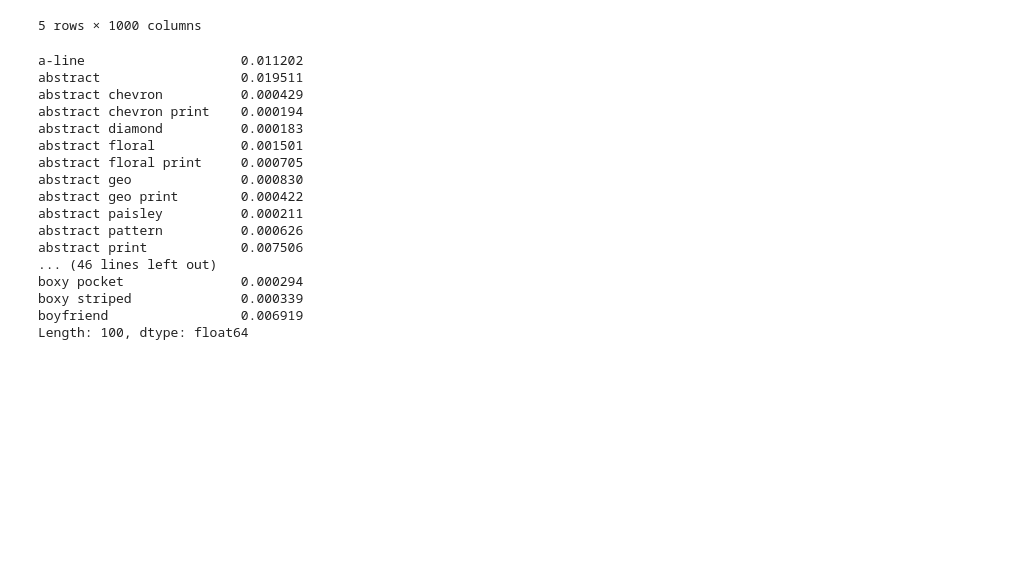
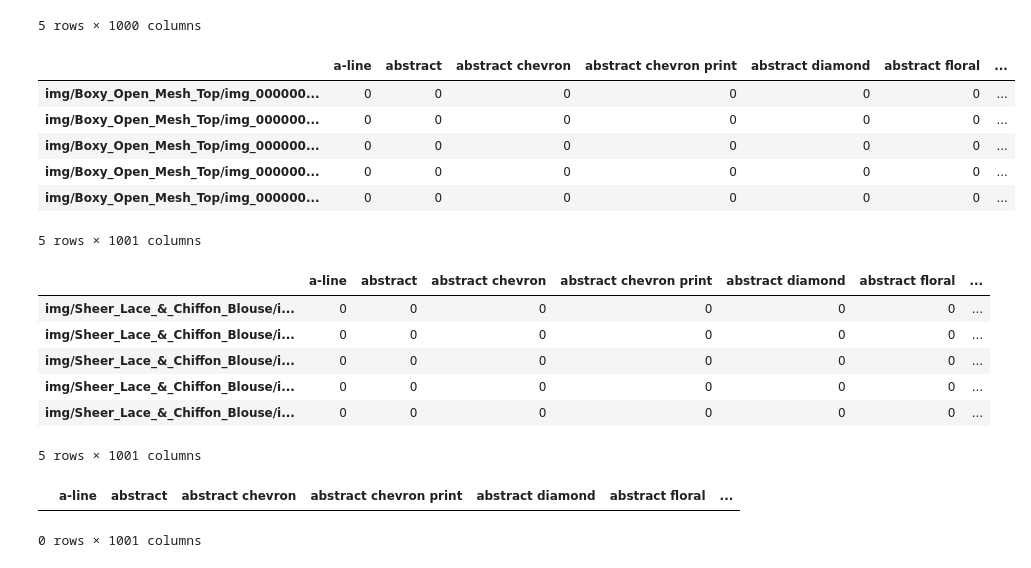
Before and after one commit to dawnis/SmartFit.ai, a Jupyter notebook: Model_Validation.ipynb, the cells around one changed output. Saved outputs shown, nothing was run; the diff lists cells and outputs as text; code cells hidden in the pictures; blank space fills up the shorter version.

Commit message:
created function to return attribute vectors for one clothing type

```diff
--- a/Model_Validation.ipynb
+++ b/Model_Validation.ipynb
@@ -32,23 +32,3 @@ img_attr_df.head(5)
 5 rows × 1000 columns
 # %%
 relative_frequency = img_attr_df.sum(axis=0)/img_attr_df.shape[0]
-# %%
-relative_frequency[:100]
-# %% [output]
-a-line                    0.011202
-abstract                  0.019511
-abstract chevron          0.000429
-abstract chevron print    0.000194
-abstract diamond          0.000183
-abstract floral           0.001501
-abstract floral print     0.000705
-abstract geo              0.000830
-abstract geo print        0.000422
-abstract paisley          0.000211
-abstract pattern          0.000626
-abstract print            0.007506
-... (46 lines left out)
-boxy pocket               0.000294
-boxy striped              0.000339
-boyfriend                 0.006919
-Length: 100, dtype: float64
@@ -54,0 +37,12 @@ Length: 100, dtype: float64
+# %%
+C = DeepFashion_Attributes("Top", img_attr_df)
+# %%
+C.head(5)
+# %% [output]
+|  | a-line | abstract | abstract chevron | abstract chevron print | abstract diamond | abstract floral | ... |
+| img/Boxy_Open_Mesh_Top/img_000000... | 0 | 0 | 0 | 0 | 0 | 0 | ... |
+| img/Boxy_Open_Mesh_Top/img_000000... | 0 | 0 | 0 | 0 | 0 | 0 | ... |
+| img/Boxy_Open_Mesh_Top/img_000000... | 0 | 0 | 0 | 0 | 0 | 0 | ... |
+| img/Boxy_Open_Mesh_Top/img_000000... | 0 | 0 | 0 | 0 | 0 | 0 | ... |
+| img/Boxy_Open_Mesh_Top/img_000000... | 0 | 0 | 0 | 0 | 0 | 0 | ... |
+5 rows × 1001 columns
@@ -54,0 +57,15 @@ Length: 100, dtype: float64
+# %%
+C.tail(5)
+# %% [output]
+|  | a-line | abstract | abstract chevron | abstract chevron print | abstract diamond | abstract floral | ... |
+| img/Sheer_Lace_&_Chiffon_Blouse/i... | 0 | 0 | 0 | 0 | 0 | 0 | ... |
+| img/Sheer_Lace_&_Chiffon_Blouse/i... | 0 | 0 | 0 | 0 | 0 | 0 | ... |
+| img/Sheer_Lace_&_Chiffon_Blouse/i... | 0 | 0 | 0 | 0 | 0 | 0 | ... |
+| img/Sheer_Lace_&_Chiffon_Blouse/i... | 0 | 0 | 0 | 0 | 0 | 0 | ... |
+| img/Sheer_Lace_&_Chiffon_Blouse/i... | 0 | 0 | 0 | 0 | 0 | 0 | ... |
+5 rows × 1001 columns
+# %%
+rdf[rdf.ClothType == 3]
+# %% [output]
+|  | a-line | abstract | abstract chevron | abstract chevron print | abstract diamond | abstract floral | ... |
+0 rows × 1001 columns
```
Also changed, not shown: parts of 5 cells of this notebook, 1 other file.
